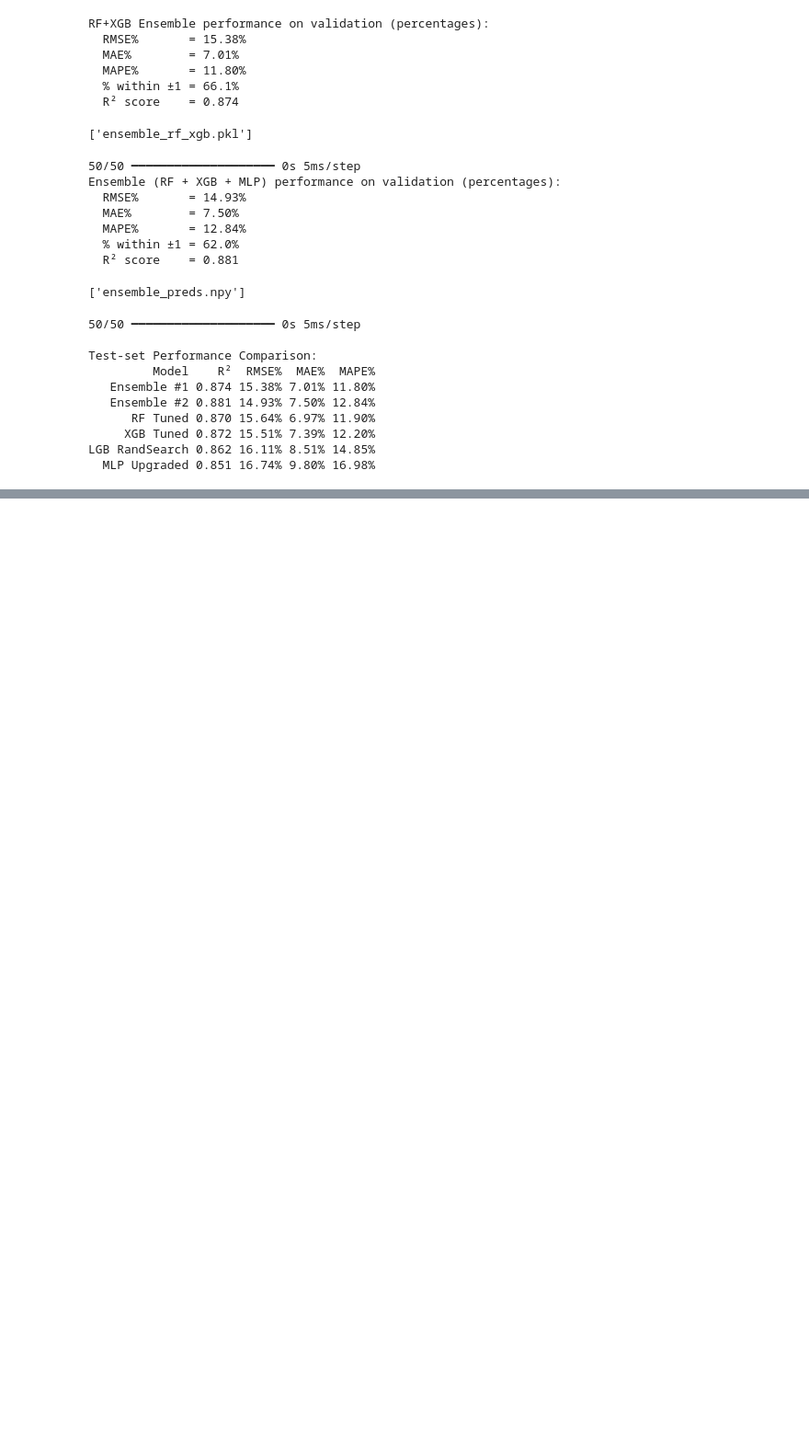
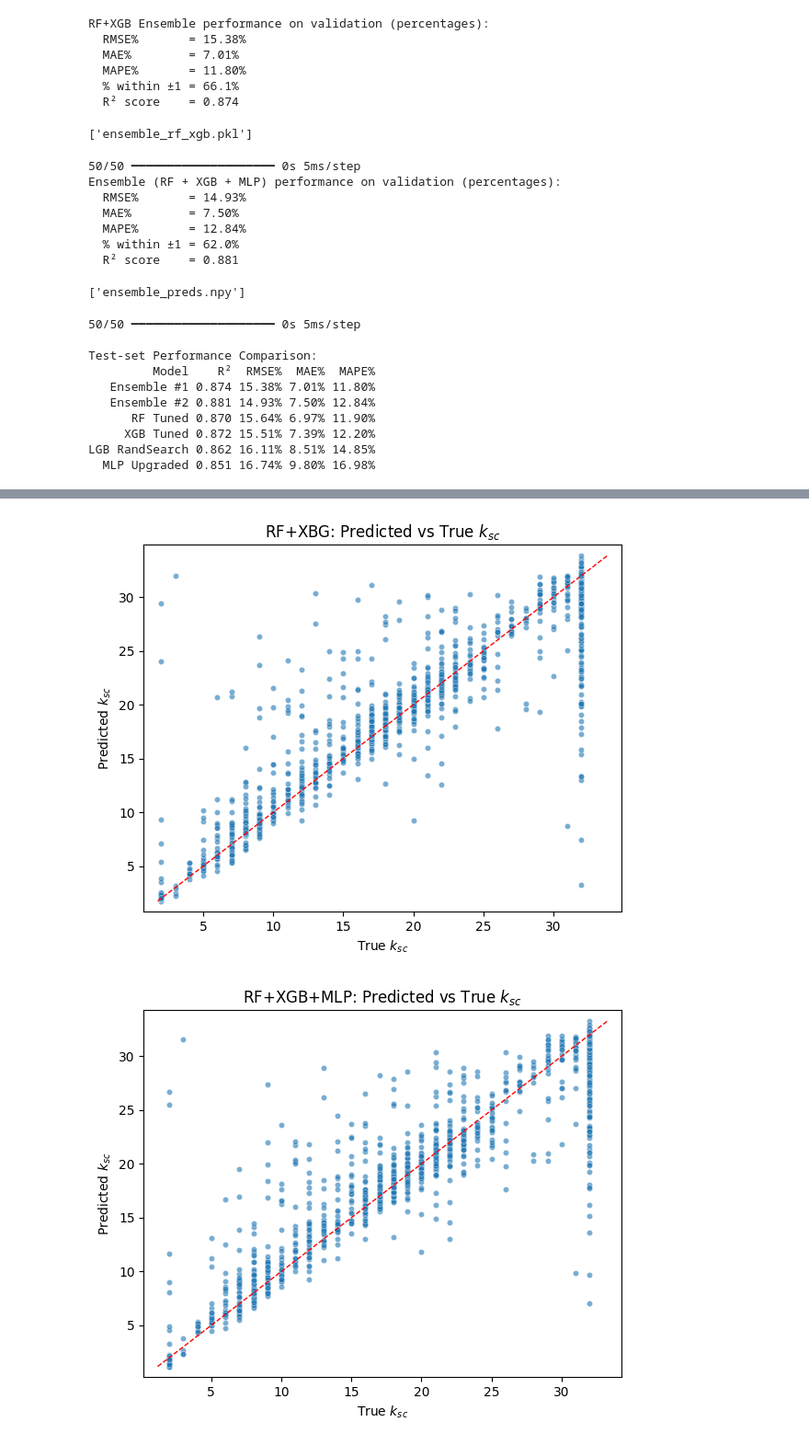
Before and after one commit to J-a-y-a-shree/BtpFinalAttempt, a Jupyter notebook: Final_attempt.ipynb, the cells around one changed output, grey strips where cells are left out. Shown at 92% size. Drawn from its saved outputs; the diff is of its cells as text; code cells hidden in the pictures; blank space fills up the shorter version.

Commit message:
Created more visualizations

```diff
--- a/Final_attempt.ipynb
+++ b/Final_attempt.ipynb
@@ -1635,0 +1757,52 @@ LGB RandSearch 0.862 16.11% 8.51% 14.85%
+# %%
+import pandas as pd
+import numpy as np
+import matplotlib.pyplot as plt
+import seaborn as sns
+import joblib
+from tensorflow.keras.models import load_model
+from sklearn.model_selection import train_test_split
+from sklearn.preprocessing import StandardScaler
+
+# 1. Load data & split
+df = pd.read_csv("k_sc_opt_full_dataset.csv")
+features = ["Irradiance","AmbientTemp","rload","cload",
+            "Inductor","Capacitor","Vpv_avg","Ipv_avg","dV","dP"]
+X = df[features].values
+y = df["k_sc_opt"].values
+_, X_test, _, y_test = train_test_split(X, y, test_size=0.15, random_state=42)
+
+# 2. Load models & scaler
+ensemble1    = joblib.load("/content/ensemble_rf_xgb.pkl")
+ensemble2_preds = joblib.load("/content/ensemble_preds.npy")
+rf_model     = joblib.load("/content/direct_rf_tuned.pkl")
+xgb_model    = joblib.load("/content/direct_xgb_tuned.pkl")
+lgb_model    = joblib.load("/content/direct_lgb_randsearch.pkl")
+mlp_scaler   = joblib.load("/content/scaler_X_direct_mlp.pkl")
+mlp_model    = load_model("/content/direct_mlp_upgraded.h5", compile=False)
+
+# 3. Prepare dict of predictions
+preds = {
+    "RF+XBG":   ensemble1.predict(X_test),
+    "RF+XGB+MLP":   ensemble2_preds,
+    "Random Forest":      rf_model.predict(X_test),
+    "Extreme Gradient Boosting":     xgb_model.predict(X_test),
+    "Light Gradient-Boosting Machine":lgb_model.predict(X_test),
+    "Multilayer Perceptron":  mlp_model.predict(mlp_scaler.transform(X_test)).ravel()
+}
+
+# 4. Loop & plot
+for name, y_pred in preds.items():
+    plt.figure(figsize=(6,5))
+    sns.scatterplot(x=y_test, y=y_pred, s=20, alpha=0.6)
+    mn, mx = min(y_test.min(), y_pred.min()), max(y_test.max(), y_pred.max())
+    plt.plot([mn, mx], [mn, mx], 'r--', linewidth=1)
+    plt.title(f"{name}: Predicted vs True $k_{{sc}}$")
+    plt.xlabel("True $k_{sc}$")
+    plt.ylabel("Predicted $k_{sc}$")
+    plt.xlim(mn - 1, mx + 1)
+    plt.ylim(mn - 1, mx + 1)
+    plt.tight_layout()
+    plt.savefig(f"fig_pred_vs_true_{name.replace(' ', '_')}.png", dpi=300)
+    plt.show()
+# %% [output]
@@ -1635,0 +1810,2 @@ LGB RandSearch 0.862 16.11% 8.51% 14.85%
+[figure, added]
+[figure, added]
```
Also changed, not shown: parts of 3 cells of this notebook.
